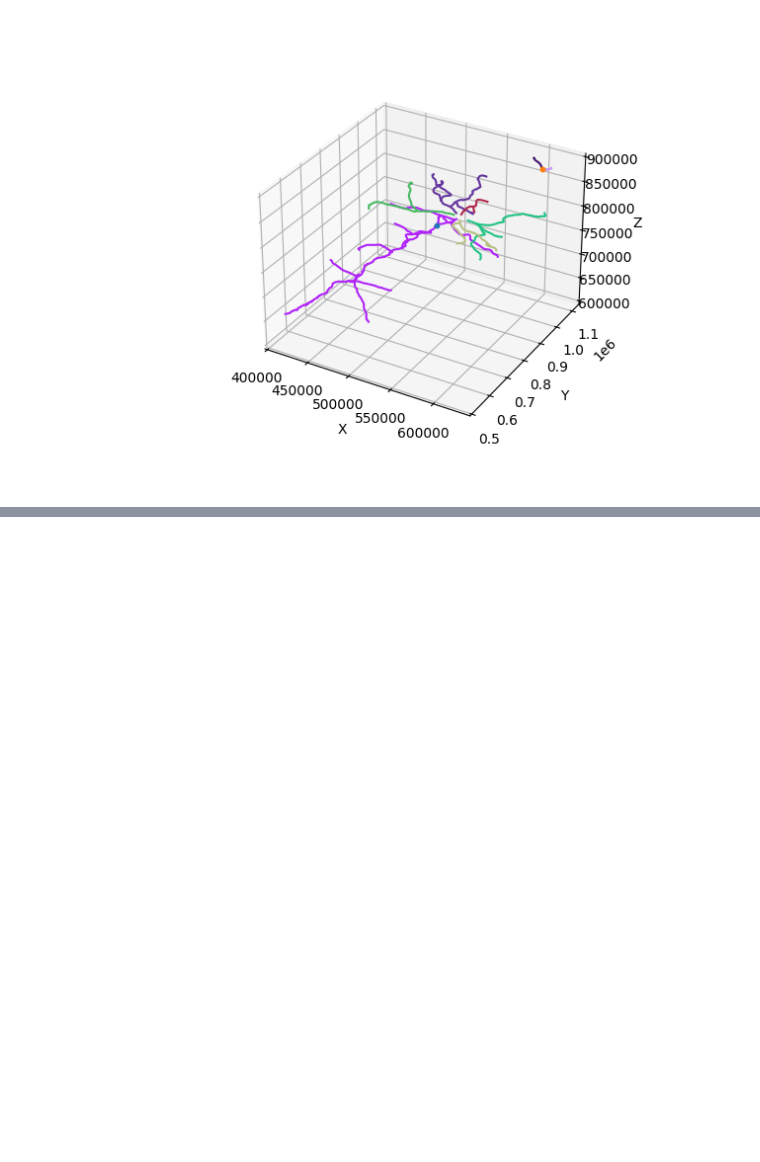
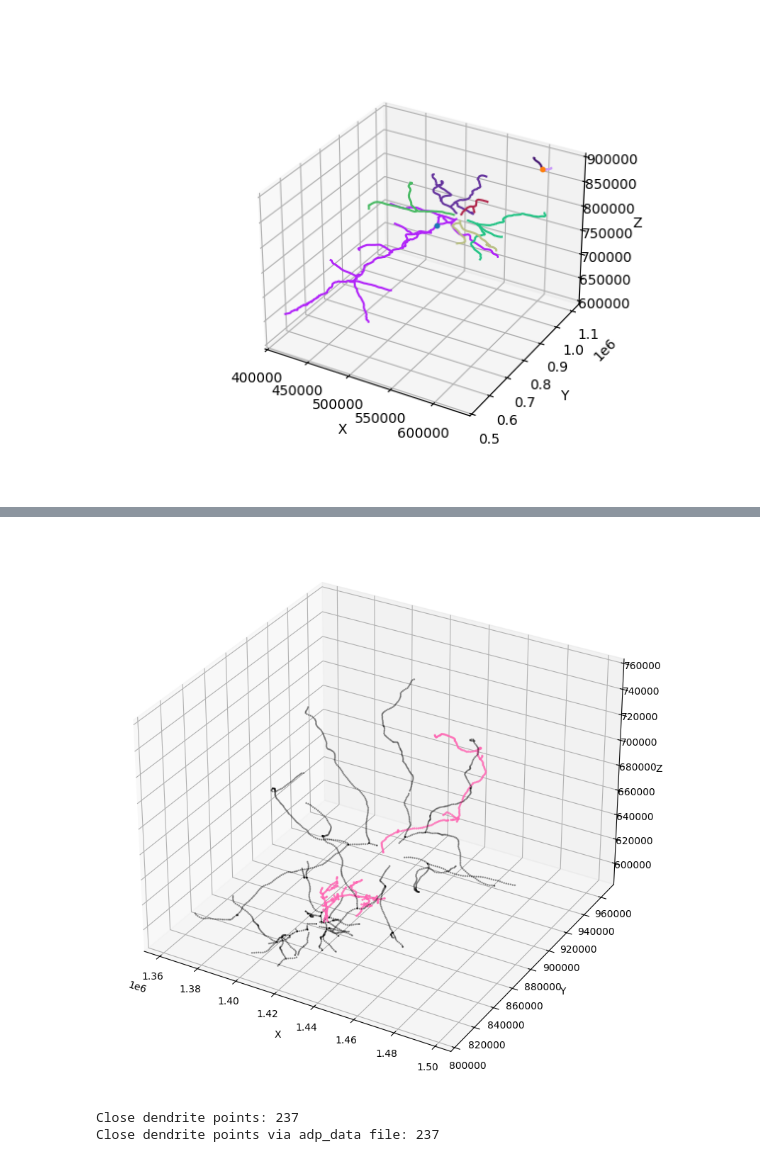
Before and after one commit to ML-UVA/jhapl-GNN, a Jupyter notebook: Visualization/Branch_Visualization.ipynb, the cells around one changed output, grey strips where cells are left out. Cells and saved outputs as stored; diff of their text form; code cells hidden in the pictures; blank space fills up the shorter version.

```diff
--- a/Visualization/Branch_Visualization.ipynb
+++ b/Visualization/Branch_Visualization.ipynb
@@ -252,0 +378,3 @@ plt.show()
+# %%
+with open("../data/synapses.json","r") as f:
+    print(f.read(10000))
@@ -252,0 +383,7 @@ plt.show()
+# %%
+with open("../data/skeletonization_data_simple.pkl", "rb") as f:
+        skeletonization_data = pickle.load(f)
+neuron = next(iter(skeletonization_data))
+print(neuron)
+print(skeletonization_data["864691135334559465_0"])
+print(skeletonization_data)
@@ -252,0 +480,59 @@ plt.show()
+# %%
+with open("../data/KD_tree_data_simple.pkl", "rb") as f:
+        KD_tree_data = pickle.load(f)
+
+import matplotlib.pyplot as plt
+from mpl_toolkits.mplot3d import Axes3D  # noqa: F401
+
+data = KD_tree_data["864691135334559465_0"]
+print(data)
+
+axon = data["axon"].data        # (Na, 3)
+dendrite = data["dendrite"].data  # (Nd, 3)
+
+fig = plt.figure(figsize=(8, 8))
+ax = fig.add_subplot(111, projection="3d")
+
+ax.scatter(dendrite[:,0], dendrite[:,1], dendrite[:,2],
+           c="black", s=1, alpha=0.6)
+
+ax.scatter(axon[:,0], axon[:,1], axon[:,2],
+           c="hotpink", s=2, alpha=0.8)
+
+ax.set_xlabel("X")
+ax.set_ylabel("Y")
+ax.set_zlabel("Z")
+ax.legend()
+
+plt.tight_layout()
+plt.show()
+# %% [output]
+[figure, added]
+# %%
+with open("../data/adp_data.pkl", "rb") as f:
+    adp_data = pickle.load(f)
+#Count how many dendrite points of neuron1
+#are within `radius` (10 microns) of any axon point of neuron2,
+#using query_ball_tree.
+
+n_close = count_dendrite_points_near_axon(
+    skel_data,
+    "864691135334559465_0",
+    "864691135888491657_0",
+    radius=10000 #nanometers; 10 microns
+)
+
+#[864691135502048693, 864691135547009778]
+print(f"Close dendrite points: {n_close}")
+
+# adp_data[neuron_a][neuron_b] how many points (seperated by 1 micron) on the dendritic branches of neuron a
+# are within 10 microns of the axonal branches of neuron b. Total values is in microns
+
+
+# adp_data["864691135334559465_0"]["864691135888491657_0"] how many points (seperated by 1 micron) on
+# the dendritic branches of neuron "864691135334559465_0"
+# are within 10 microns of the axonal branches of "864691135888491657_0". Total values is in microns
+print(f"Close dendrite points via adp_data file: {adp_data["864691135334559465_0"]["864691135888491657_0"]}")
+# %% [output]
+Close dendrite points: 237
+Close dendrite points via adp_data file: 237
```
Also changed, not shown: parts of 33 cells of this notebook, 16 other files.
